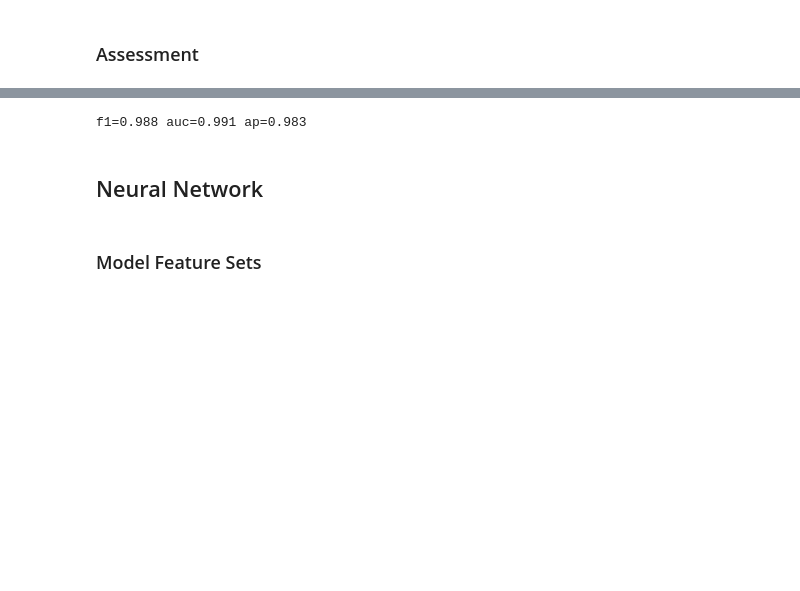
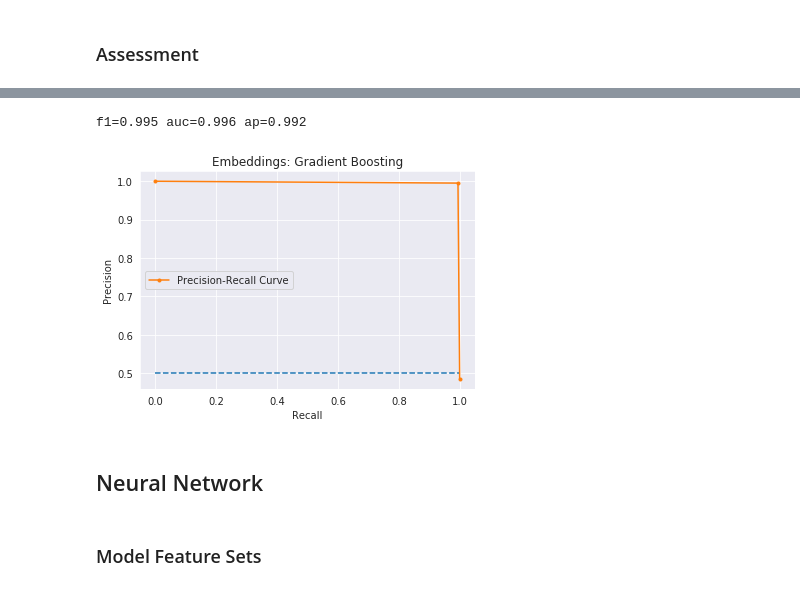
Before and after one commit to aarondelgiudice/thinkful, a Jupyter notebook: unit_7/capstone/7_1e_contextual_embeddings.ipynb, the cells around one changed output, grey strips where cells are left out. Drawn from its saved outputs; the diff is of its cells as text; code cells hidden in the pictures; blank space fills up the shorter version.

```diff
--- a/unit_7/capstone/7_1e_contextual_embeddings.ipynb
+++ b/unit_7/capstone/7_1e_contextual_embeddings.ipynb
@@ -416,31 +443,32 @@ ROC-AUC: 0.988
 # %%
 #from sklearn.metrics import precision_recall_curve, f1_score
 #from sklearn.metrics import auc, average_precision_score
 
 # calculate precision-recall curve
 precision, recall, thresholds = precision_recall_curve(target, y_pred)
 # calculate F1 score
-f1_score = f1_score(target, y_pred)
+F1_score = f1_score(target, y_pred)
 # calculate precision-recall AUC
 precision_recall_auc = auc(recall, precision)
 # calculate average precision score
 avg_precision = average_precision_score(target, y_pred)
-print('f1=%.3f auc=%.3f ap=%.3f' % (f1_score,
+print('f1=%.3f auc=%.3f ap=%.3f' % (F1_score,
                                     precision_recall_auc,
                                     avg_precision))
 
 # plot no skill
 plt.plot([0, 1], [0.5, 0.5], linestyle='--')
 # plot the precision-recall curve for the model
 plt.plot(recall, precision, marker='.', label='Precision-Recall Curve')
-plt.title('Optimized Gradient Boosted Model')
+plt.title('Embeddings: Gradient Boosting')
 plt.xlabel('Recall')
 plt.ylabel('Precision')
 plt.legend()
 #plt.savefig('.png')
 plt.show()
 # %% [output]
-f1=0.988 auc=0.991 ap=0.983
+f1=0.995 auc=0.996 ap=0.992
+[figure, added]
 # %% [markdown]
 ## Neural Network
 # %%
```
Also changed, not shown: parts of 22 cells of this notebook.
